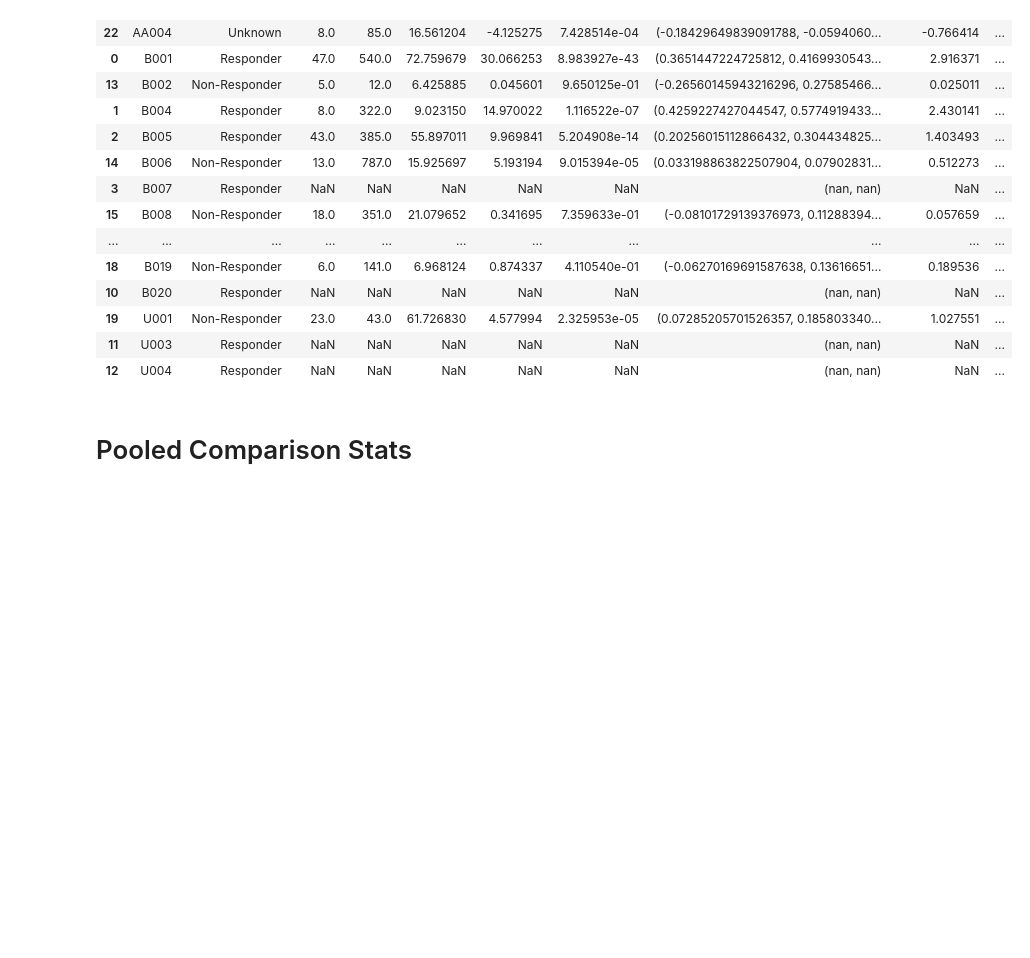
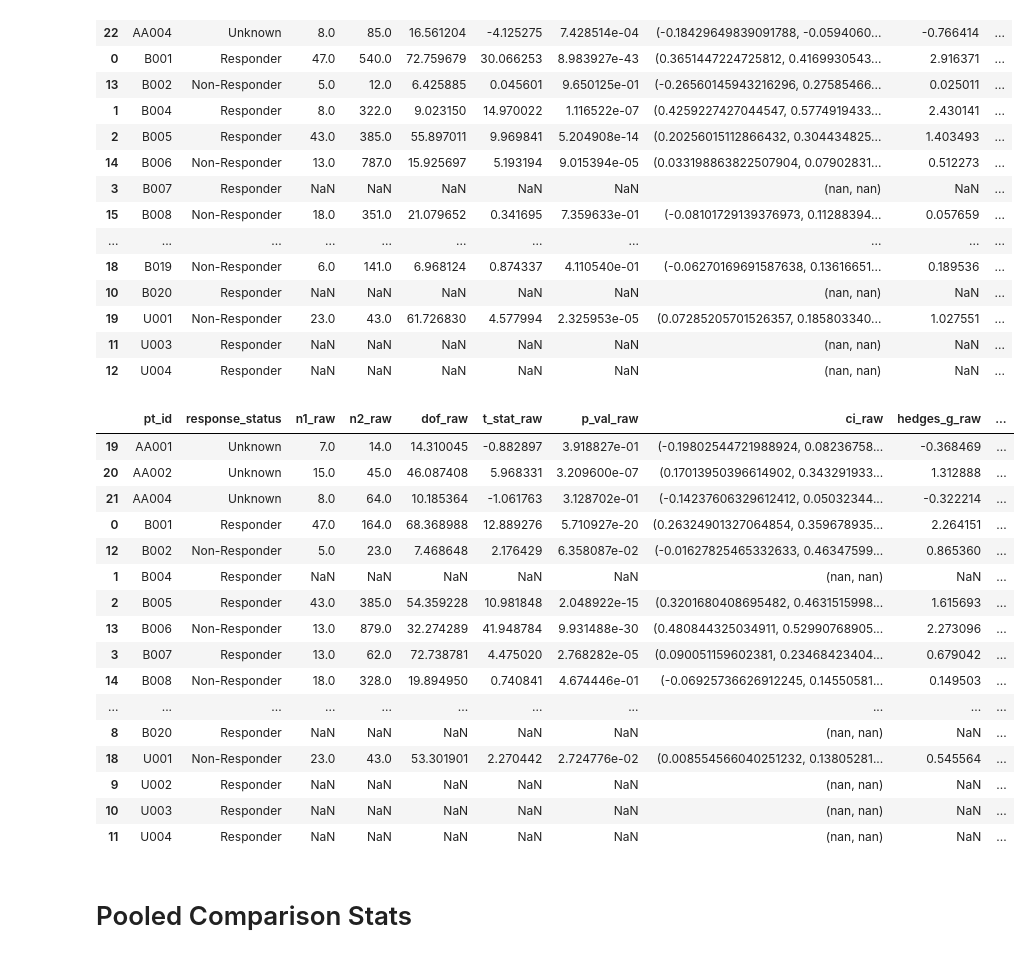
Before and after one commit to ProvenzaLab/PerceptPredictability, a Jupyter notebook: tables.ipynb, the cells around one changed output. Cells and saved outputs as stored; diff of their text form; code cells hidden in the pictures; blank space fills up the shorter version.

```diff
--- a/tables.ipynb
+++ b/tables.ipynb
@@ -250,6 +271,80 @@ results_df
 | 19 | U001 | Non-Responder | 23.0 | 43.0 | 61.726830 | 4.577994 | 2.325953e-05 | (0.07285205701526357, 0.185803340... | 1.027551 | ... |
 | 11 | U003 | Responder | NaN | NaN | NaN | NaN | NaN | (nan, nan) | NaN | ... |
 | 12 | U004 | Responder | NaN | NaN | NaN | NaN | NaN | (nan, nan) | NaN | ... |
+# %%
+# Right hemisphere
+_NAN_STATS = {
+    't_stat': np.nan, 'p_val': np.nan, 'dof': np.nan, 'ci': (np.nan, np.nan),
+    'hedges_g': np.nan, 'hedges_g_ci': (np.nan, np.nan),
+    'n1': np.nan, 'n2': np.nan,
+}
+
+feature = 'lfp_right_OvER_interpolate_R2'
+
+results_dict = {'pt_id': [], 'response_status': []}
+for corr in ['raw', 'neff']:
+    for m in ['n1', 'n2', 'dof', 't_stat', 'p_val', 'ci', 'hedges_g', 'hedges_g_ci']:
+        results_dict[f'{m}_{corr}'] = []
+
+max_num_pts = 0
+df.sort_values(by=['pt_id', 'dummy_timestamp'], inplace=True)
+for response_status in ['Responder', 'Non-Responder', 'Unknown']:
+    table_df = df.dropna(subset=feature).query('response_status == @response_status').copy()
+
+    max_num_pts = max(max_num_pts, table_df['pt_id'].nunique())
+    for i, (pt_id, pt_df) in enumerate(table_df.groupby('pt_id')):
+        table_df_daily = pt_df.dropna(subset=[feature]).groupby('days_since_dbs').first().reset_index()
+        predbs_days, predbs_vals = table_df_daily.query('state_label_str == "Pre-DBS"')[['days_since_dbs', feature]].values.T
+        stable_state_days, stable_state_vals = table_df_daily.query('state_label_str == @response_status')[['days_since_dbs', feature]].values.T
+
+        # statistical tests
+        if len(predbs_vals) > 1 and len(stable_state_vals) > 1 and not np.isnan(predbs_vals).all() and not np.isnan(stable_state_vals).all():
+            n1_raw, n2_raw = len(predbs_vals), len(stable_state_vals)
+            raw_stats = welch_stats_with_effect_size(predbs_vals, stable_state_vals, n1_raw, n2_raw)
+            try:
+                neff1 = compute_neff(predbs_days, predbs_vals)
+                neff2 = compute_neff(stable_state_days, stable_state_vals)
+                if neff1 > 1 and neff2 > 1:
+                    neff_stats = welch_stats_with_effect_size(predbs_vals, stable_state_vals, neff1, neff2)
+                else:
+                    neff_stats = dict(_NAN_STATS)
+            except Exception:
+                neff_stats = dict(_NAN_STATS)
+
+            t_stat, p_val = raw_stats['t_stat'], raw_stats['p_val']
+        else:
+            raw_stats = dict(_NAN_STATS)
+            neff_stats = dict(_NAN_STATS)
+            t_stat, p_val = np.nan, np.nan
+
+        results_dict['pt_id'].append(pt_id)
+        results_dict['response_status'].append(response_status)
+        for corr, stat_dict in [('raw', raw_stats), ('neff', neff_stats)]:
+            for m in ['n1', 'n2', 'dof', 't_stat', 'p_val', 'ci', 'hedges_g', 'hedges_g_ci']:
+                results_dict[f'{m}_{corr}'].append(stat_dict[m])
+
+results_df = pd.DataFrame(results_dict)
+results_df.sort_values(by='pt_id', inplace=True)
+results_df.to_excel('tables/right_pt_stats.xlsx', index=False)
+results_df
+# %% [output]
+|  | pt_id | response_status | n1_raw | n2_raw | dof_raw | t_stat_raw | p_val_raw | ci_raw | hedges_g_raw | ... |
+| 19 | AA001 | Unknown | 7.0 | 14.0 | 14.310045 | -0.882897 | 3.918827e-01 | (-0.19802544721988924, 0.08236758... | -0.368469 | ... |
+| 20 | AA002 | Unknown | 15.0 | 45.0 | 46.087408 | 5.968331 | 3.209600e-07 | (0.17013950396614902, 0.343291933... | 1.312888 | ... |
+| 21 | AA004 | Unknown | 8.0 | 64.0 | 10.185364 | -1.061763 | 3.128702e-01 | (-0.14237606329612412, 0.05032344... | -0.322214 | ... |
+| 0 | B001 | Responder | 47.0 | 164.0 | 68.368988 | 12.889276 | 5.710927e-20 | (0.26324901327064854, 0.359678935... | 2.264151 | ... |
+| 12 | B002 | Non-Responder | 5.0 | 23.0 | 7.468648 | 2.176429 | 6.358087e-02 | (-0.01627825465332633, 0.46347599... | 0.865360 | ... |
+| 1 | B004 | Responder | NaN | NaN | NaN | NaN | NaN | (nan, nan) | NaN | ... |
+| 2 | B005 | Responder | 43.0 | 385.0 | 54.359228 | 10.981848 | 2.048922e-15 | (0.3201680408695482, 0.4631515998... | 1.615693 | ... |
+| 13 | B006 | Non-Responder | 13.0 | 879.0 | 32.274289 | 41.948784 | 9.931488e-30 | (0.480844325034911, 0.52990768905... | 2.273096 | ... |
+| 3 | B007 | Responder | 13.0 | 62.0 | 72.738781 | 4.475020 | 2.768282e-05 | (0.090051159602381, 0.23468423404... | 0.679042 | ... |
+| 14 | B008 | Non-Responder | 18.0 | 328.0 | 19.894950 | 0.740841 | 4.674446e-01 | (-0.06925736626912245, 0.14550581... | 0.149503 | ... |
+| ... | ... | ... | ... | ... | ... | ... | ... | ... | ... | ... |
+| 8 | B020 | Responder | NaN | NaN | NaN | NaN | NaN | (nan, nan) | NaN | ... |
+| 18 | U001 | Non-Responder | 23.0 | 43.0 | 53.301901 | 2.270442 | 2.724776e-02 | (0.008554566040251232, 0.13805281... | 0.545564 | ... |
+| 9 | U002 | Responder | NaN | NaN | NaN | NaN | NaN | (nan, nan) | NaN | ... |
+| 10 | U003 | Responder | NaN | NaN | NaN | NaN | NaN | (nan, nan) | NaN | ... |
+| 11 | U004 | Responder | NaN | NaN | NaN | NaN | NaN | (nan, nan) | NaN | ... |
 # %% [markdown]
 # Pooled Comparison Stats
 # %%
```
Also changed, not shown: parts of 3 cells of this notebook, 3 other files.
